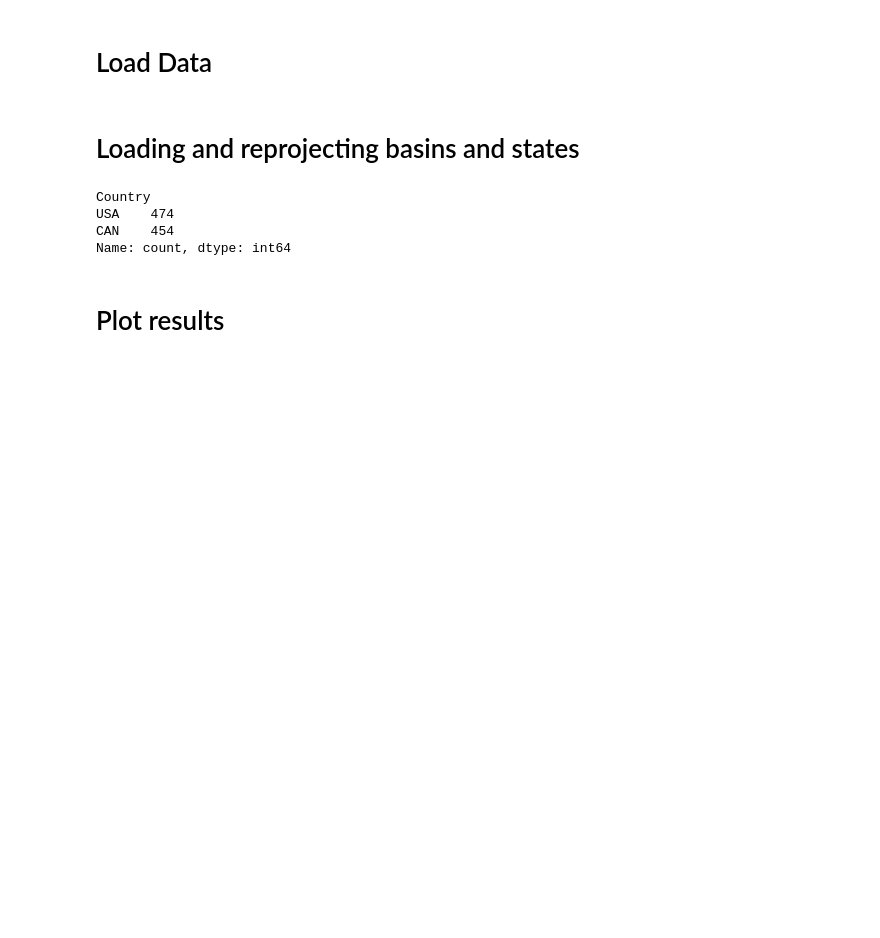
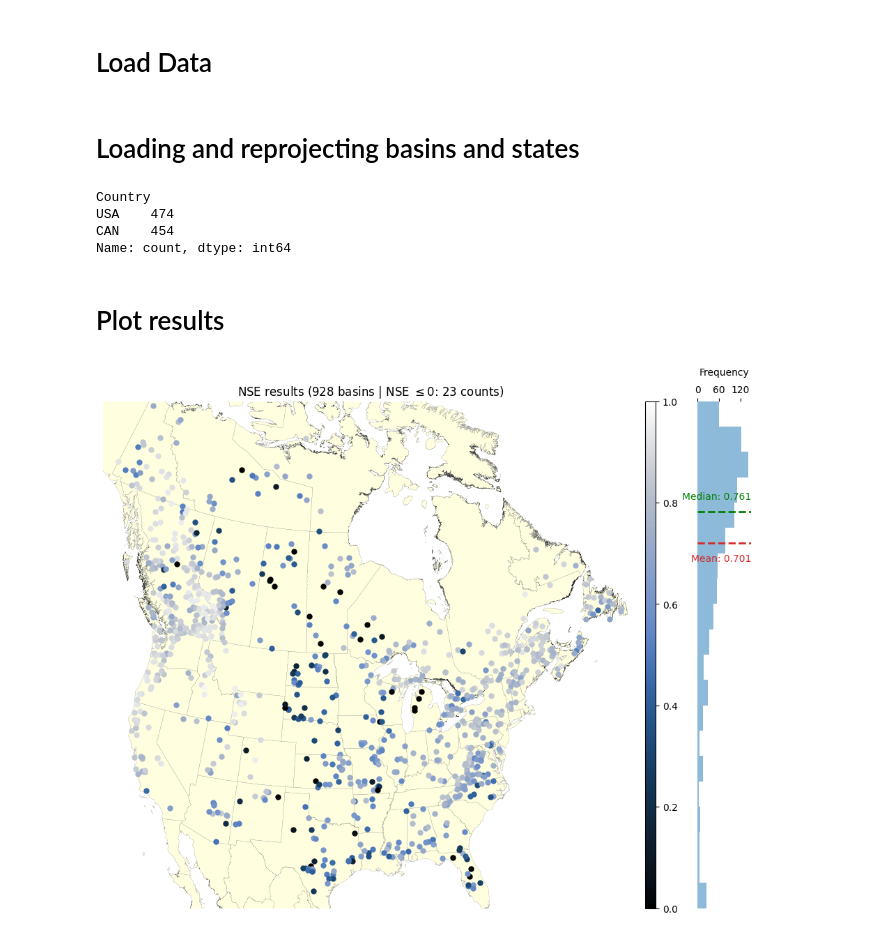
Before and after one commit to jpcurbelo/neuralhydrology_fork, a Jupyter notebook: camels_spat_scripts/postprocessing_scripts/nh_run_plots/nh_cyril_plots.ipynb, the cells around one changed output. Saved outputs shown, nothing was run; the diff lists cells and outputs as text; code cells hidden in the pictures; blank space fills up the shorter version.

```diff
--- a/camels_spat_scripts/postprocessing_scripts/nh_run_plots/nh_cyril_plots.ipynb
+++ b/camels_spat_scripts/postprocessing_scripts/nh_run_plots/nh_cyril_plots.ipynb
@@ -65,19 +65,32 @@ gdf_basins = gdf_basins.merge(result_df[['basin', 'NSE']], left_on='Station_id',
 # Create a figure and axis
 fig, ax = plt.subplots(figsize=(12, 10))
 
-# Plot the reprojected gdf_borders
-gdf_borders.plot(ax=ax, facecolor='0.95', edgecolor='0.2', linewidth=0.1)
+# # Plot the reprojected gdf_borders
+# gdf_borders.plot(ax=ax, facecolor='0.9', edgecolor='0.2', linewidth=0.1)
+# Define the color options
+color_options = {
+    "Pale Yellow": "#FFFFE0",
+    "Light Beige": "#F5F5DC",
+    "Ivory": "#FFFFF0",
+    "Light Yellow": "#FFFACD",
+    "Lemon Chiffon": "#FFFACD",
+    "Seashell": "#FFF5EE"
+}
+gdf_borders.plot(ax=ax, facecolor=color_options['Pale Yellow'], edgecolor='0.2', linewidth=0.1)
 
 # # Define the colormap based on the metric values
 # cmap = plt.cm.gnuplot
 # norm = mcolors.Normalize(vmin=0.0, vmax=1.0)  # Adjust vmax to 1.0
-## batlow, lajolla, imola, bamako
-cmap = cm.bamako # choose any colormap from cmcrameri
+## oslo, batlow, lajolla, imola, bamako, navia
+cmap = cm.oslo # choose any colormap from cmcrameri
 norm = mcolors.Normalize(vmin=0.0, vmax=1.0)  # Adjust vmax to 1.
 
 # Plot each basin using centroids
 gdf_basins.apply(lambda row: ax.plot(row['centroid'].x, row['centroid'].y, 'o',
-                                     markersize=5, color=cmap(norm(row['NSE']))), axis=1)
+                                    markersize=5, color=cmap(norm(row['NSE'])),
+                                    # markeredgewidth=0.2, markeredgecolor='k'
+                                    ),
+                                    axis=1)
 
 # Create an axis for the colorbar
 divider = make_axes_locatable(ax)
@@ -135,30 +148,32 @@ max_value = max(mean_value, median_value)  # Find the greatest value
 if mean_value < max_value:
     hist_ax.axhline(mean_value, color='tab:red', linestyle='--', linewidth=2)
     hist_ax.text(hist_ax.get_xlim()[1], mean_value - gap_height, f'Mean: {mean_value:.3f}', va='bottom', ha='right', color='tab:red')
 else:
     hist_ax.axhline(mean_value, color='tab:red', linestyle='--', linewidth=2)
     hist_ax.text(hist_ax.get_xlim()[1], mean_value + gap_height, f'Mean: {mean_value:.3f}', va='top', ha='right', color='tab:red')
 
 # Plot median value
 if median_value < max_value:
     hist_ax.axhline(median_value, color='green', linestyle='--', linewidth=2)
     hist_ax.text(hist_ax.get_xlim()[1], median_value - gap_height, f'Median: {median_value:.3f}', va='bottom', ha='right', color='green')
 else:
     hist_ax.axhline(median_value, color='green', linestyle='--', linewidth=2)
     hist_ax.text(hist_ax.get_xlim()[1], median_value + gap_height, f'Median: {median_value:.3f}', va='top', ha='right', color='green')
 
 # Set chart junk
 ax.set_xlim([-2.5*1e6, 3.1*1e6])
 ax.set_ylim([-1.6*1e6, 3.7*1e6])
 ax.set_xticks([])
 ax.set_yticks([])
 ax.spines['top'].set_visible(False)
 ax.spines['right'].set_visible(False)
 ax.spines['bottom'].set_visible(False)
 ax.spines['left'].set_visible(False)
 
 # Save the plot
 plt.savefig(file_dir / 'nse_basins_map.png', dpi=150, bbox_inches='tight')
 
 # Show the plot
 plt.show()
+# %% [output]
+[figure, added]
```
Also changed, not shown: parts of 1 cell of this notebook, 13 other files.
